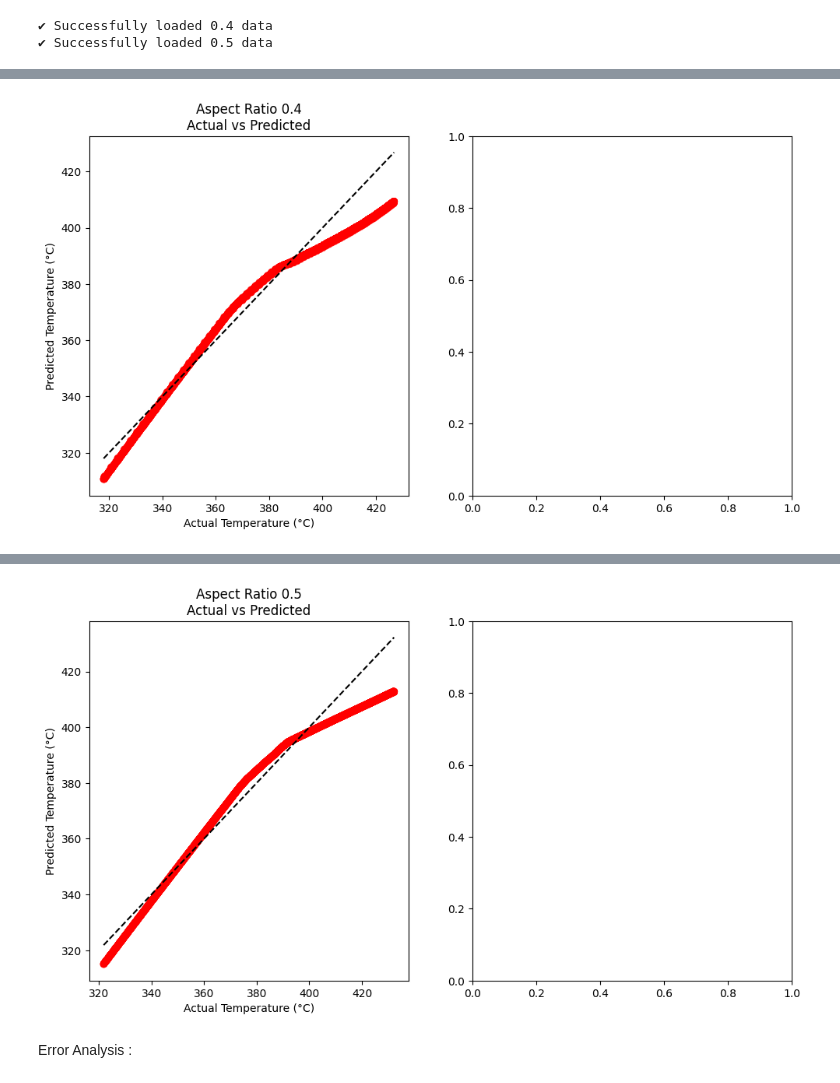
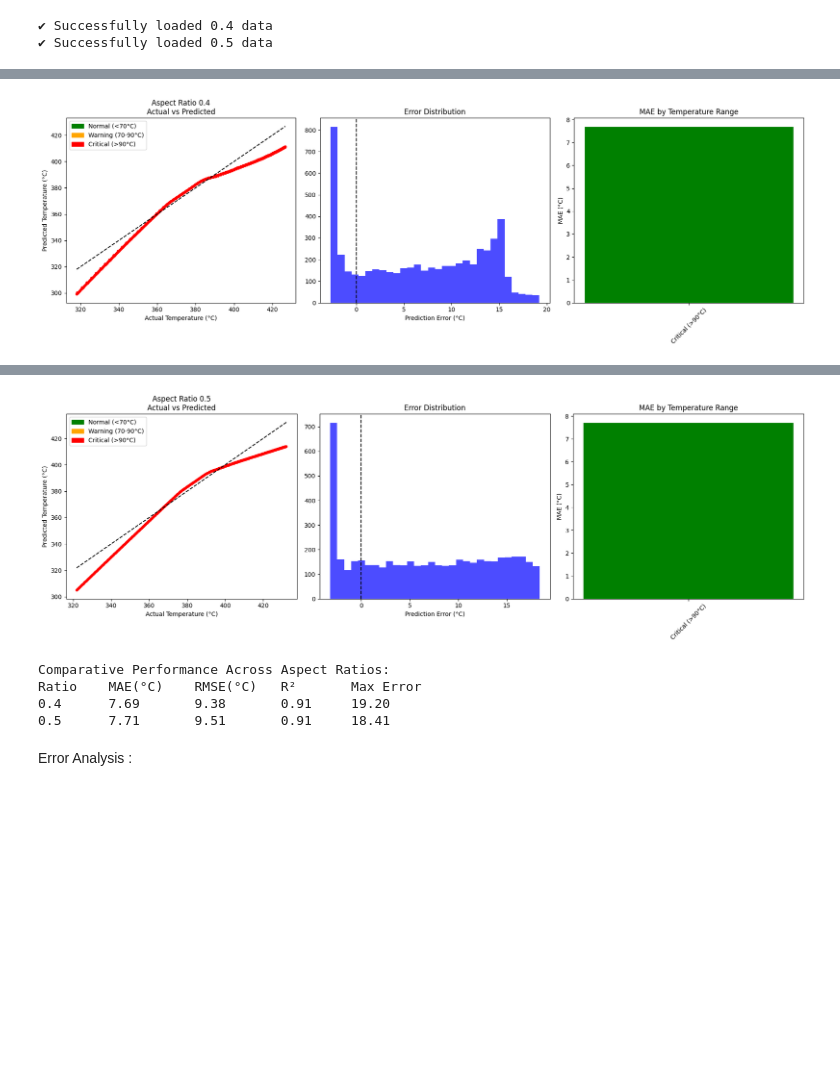
Before and after one commit to yequalsmxplusc/project, a Jupyter notebook: CHT.ipynb, the cells around one changed output, grey strips where cells are left out. Cells and saved outputs as stored; diff of their text form; code cells hidden in the pictures; blank space fills up the shorter version.

```diff
--- a/CHT.ipynb
+++ b/CHT.ipynb
@@ -798,11 +805,12 @@ else:
         "Ratio", "MAE(°C)", "RMSE(°C)", "R²", "Max Error"))
 
     for ratio, metrics in results.items():
+        # Access metrics through the 'overall' key
         print("{:<8} {:<10.2f} {:<10.2f} {:<8.2f} {:<12.2f}".format(
             ratio,
-            metrics['mae'],
-            metrics['rmse'],
-            metrics['r2'],
-            metrics['max_error']))
+            metrics['overall']['mae'],
+            metrics['overall']['rmse'],
+            metrics['overall']['r2'],
+            metrics['overall']['max_error']))
 # %% [output]
 Evaluating Aspect Ratio 0.4
@@ -815 +820 @@ No valid results to display
-[figure, old version]
+[figure, new version]
@@ -816,4 +825,8 @@ No valid results to display
-[figure, old version]
+[figure, new version]
+Comparative Performance Across Aspect Ratios:
+Ratio    MAE(°C)    RMSE(°C)   R²       Max Error
+0.4      7.69       9.38       0.91     19.20
+0.5      7.71       9.51       0.91     18.41
 # %%
 def error_analysis(model, X_test, y_test, norm_stats):
     """
```
Also changed, not shown: parts of 5 cells of this notebook.
